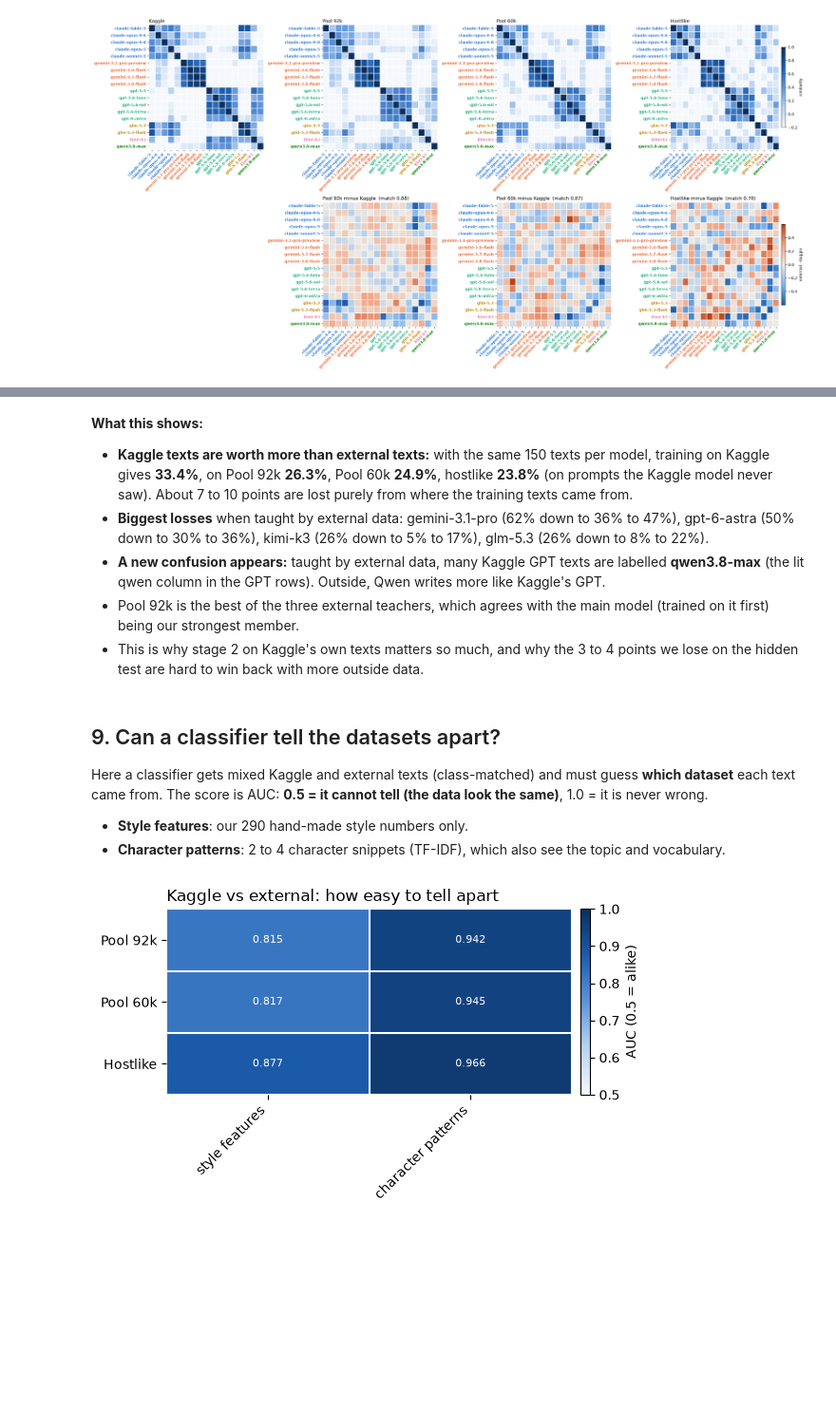
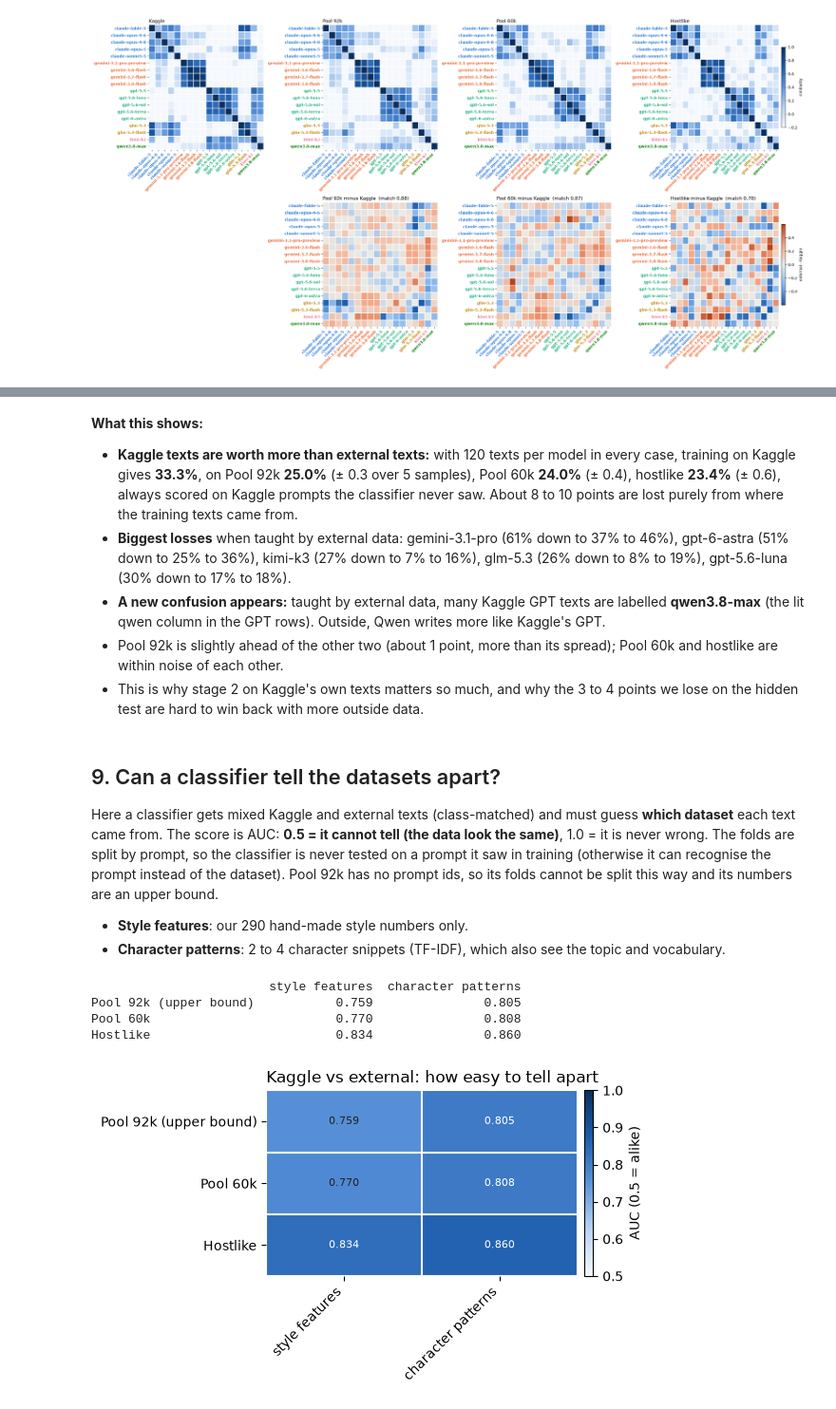
Before and after one commit to varadarajjborkar/name_thy_llm, a Jupyter notebook: research/data_compare.ipynb, the cells around one changed output, grey strips where cells are left out. Shown at 95% size. Saved outputs shown, nothing was run; the diff lists cells and outputs as text; code cells hidden in the pictures; blank space fills up the shorter version.

Commit message:
Data comparison notebook: prompt-grouped tell-apart AUC, Kaggle split-half ceiling for sibling clues, equal-size repeated transfer test, signed log features, texts corrected

```diff
--- a/research/data_compare.ipynb
+++ b/research/data_compare.ipynb
@@ -278,6 +288,8 @@ This is the question that matters most for our score. Our worst mistakes are bet
 # %%
 rng = np.random.default_rng(0)
 K = F["Kaggle"][VARY].to_numpy(); KM = S["Kaggle"].model.to_numpy()
+KG = S["Kaggle"].grp.to_numpy(); UG = np.unique(KG)
+HALVES = [np.isin(KG, rng.permutation(UG)[:len(UG) // 2]) for _ in range(10)]  # prompt halves of Kaggle
 rows = []
 for i, a in enumerate(MODELS):
     for b in MODELS[i + 1:]:
@@ -288,6 +300,9 @@ for i, a in enumerate(MODELS):
         for _ in range(20):
             p = rng.permutation(len(both)); noise.append(np.abs(smd(both[p[:len(ka)]], both[p[len(ka):]])).mean())
         r = {"pair": f"{a} | {b}", "Kaggle separation": np.abs(t).mean(), "noise floor": np.mean(noise)}
+        r["clue match Kaggle vs Kaggle"] = np.mean([np.corrcoef(smd(K[(KM == a) & h], K[(KM == b) & h]),
+                                                                smd(K[(KM == a) & ~h], K[(KM == b) & ~h]))[0, 1]
+                                                    for h in HALVES])
         for k in EXT:
             E = F[k][VARY].to_numpy(); EM = S[k].model.to_numpy()
             r[f"clue match {k}"] = np.corrcoef(t, smd(E[EM == a], E[EM == b]))[0, 1]
@@ -344,23 +360,32 @@ from sklearn.pipeline import make_pipeline
 from sklearn.model_selection import GroupKFold
 from sklearn.metrics import balanced_accuracy_score, confusion_matrix
 clf = lambda: make_pipeline(StandardScaler(), LogisticRegression(C=0.05, max_iter=3000))
-Xk = np.log1p(F["Kaggle"][VARY].clip(lower=0)).to_numpy(); yk = S["Kaggle"].model.to_numpy()
-pred = {"Kaggle": np.empty(len(yk), dtype=object)}
-for tr_i, te_i in GroupKFold(5).split(Xk, yk, FULL["Kaggle"].prompt_id):
-    pred["Kaggle"][te_i] = clf().fit(Xk[tr_i], yk[tr_i]).predict(Xk[te_i])
+Xk = TX(F["Kaggle"][VARY]).to_numpy(); yk = S["Kaggle"].model.to_numpy()
+pk = np.empty(len(yk), dtype=object)
+for tr_i, te_i in GroupKFold(5).split(Xk, yk, S["Kaggle"].grp):
+    pk[te_i] = clf().fit(Xk[tr_i], yk[tr_i]).predict(Xk[te_i])
+PRED = {"Kaggle": [pk]}
 for k in EXT:
-    pred[k] = clf().fit(np.log1p(F[k][VARY].clip(lower=0)).to_numpy(), S[k].model.to_numpy()).predict(Xk)
+    PRED[k] = []
+    for seed in range(5):  # 120 texts per model, 5 different samples
+        idx = S[k].groupby("model", group_keys=False).apply(lambda g: g.sample(min(120, len(g)), random_state=seed)).index
+        PRED[k].append(clf().fit(TX(F[k].loc[idx, VARY]).to_numpy(), S[k].loc[idx, "model"].to_numpy()).predict(Xk))
 fig, axes = plt.subplots(1, 4, figsize=(28, 8), sharey=True)
-REC = {}
+REC, BACC = {}, {}
 for ax, k in zip(axes, SETS):
-    cmx = confusion_matrix(yk, pred[k], labels=MODELS, normalize="true")
+    cmx = np.mean([confusion_matrix(yk, p, labels=MODELS, normalize="true") for p in PRED[k]], axis=0)
     REC[k] = np.diag(cmx)
+    b = [100 * balanced_accuracy_score(yk, p) for p in PRED[k]]
+    BACC[k] = (np.mean(b), np.std(b))
     heat(ax, cmx, MODELS, MODELS, SEQ, vmin=0, vmax=0.6, annot=False, cbar=(k == SETS[-1]), label="share of the row")
-    ax.set_title(f"Taught by {k}: balanced accuracy {100 * balanced_accuracy_score(yk, pred[k]):.1f}%", loc="left")
+    ax.set_title(f"Taught by {k}: balanced accuracy {np.mean(b):.1f}%" + (f" (± {np.std(b):.1f})" if len(b) > 1 else ""),
+                 loc="left")
 plt.tight_layout(); plt.show()
 fig, ax = plt.subplots(figsize=(7, 8))
 R = pd.DataFrame(REC, index=MODELS)
 heat(ax, R.values * 100, MODELS, [f"taught by {k}" for k in SETS], SEQ, vmin=0, vmax=70, fmt="{:.0f}",
      label="recall on Kaggle (%)")
 ax.set_title("Recall per model on Kaggle texts (%)", loc="left"); plt.tight_layout(); plt.show()
+print({k: f"{m:.1f} +- {s:.1f}" for k, (m, s) in BACC.items()})
+print(R.mul(100).round(0).astype(int).to_string())
 # %% [output]
@@ -369,33 +414,40 @@ ax.set_title("Recall per model on Kaggle texts (%)", loc="left"); plt.tight_layo
 # %% [markdown]
 **What this shows:**
-- **Kaggle texts are worth more than external texts:** with the same 150 texts per model, training on Kaggle gives **33.4%**, on Pool 92k **26.3%**, Pool 60k **24.9%**, hostlike **23.8%** (on prompts the Kaggle model never saw). About 7 to 10 points are lost purely from where the training texts came from.
-- **Biggest losses** when taught by external data: gemini-3.1-pro (62% down to 36% to 47%), gpt-6-astra (50% down to 30% to 36%), kimi-k3 (26% down to 5% to 17%), glm-5.3 (26% down to 8% to 22%).
+- **Kaggle texts are worth more than external texts:** with 120 texts per model in every case, training on Kaggle gives **33.3%**, on Pool 92k **25.0%** (± 0.3 over 5 samples), Pool 60k **24.0%** (± 0.4), hostlike **23.4%** (± 0.6), always scored on Kaggle prompts the classifier never saw. About 8 to 10 points are lost purely from where the training texts came from.
+- **Biggest losses** when taught by external data: gemini-3.1-pro (61% down to 37% to 46%), gpt-6-astra (51% down to 25% to 36%), kimi-k3 (27% down to 7% to 16%), glm-5.3 (26% down to 8% to 19%), gpt-5.6-luna (30% down to 17% to 18%).
 - **A new confusion appears:** taught by external data, many Kaggle GPT texts are labelled **qwen3.8-max** (the lit qwen column in the GPT rows). Outside, Qwen writes more like Kaggle's GPT.
-- Pool 92k is the best of the three external teachers, which agrees with the main model (trained on it first) being our strongest member.
+- Pool 92k is slightly ahead of the other two (about 1 point, more than its spread); Pool 60k and hostlike are within noise of each other.
 - This is why stage 2 on Kaggle's own texts matters so much, and why the 3 to 4 points we lose on the hidden test are hard to win back with more outside data.
 # %% [markdown]
 ## 9. Can a classifier tell the datasets apart?
 
-Here a classifier gets mixed Kaggle and external texts (class-matched) and must guess **which dataset** each text came from. The score is AUC: **0.5 = it cannot tell (the data look the same)**, 1.0 = it is never wrong.
+Here a classifier gets mixed Kaggle and external texts (class-matched) and must guess **which dataset** each text came from. The score is AUC: **0.5 = it cannot tell (the data look the same)**, 1.0 = it is never wrong. The folds are split by prompt, so the classifier is never tested on a prompt it saw in training (otherwise it can recognise the prompt instead of the dataset). Pool 92k has no prompt ids, so its folds cannot be split this way and its numbers are an upper bound.
 - **Style features**: our 290 hand-made style numbers only.
 - **Character patterns**: 2 to 4 character snippets (TF-IDF), which also see the topic and vocabulary.
 # %%
 from sklearn.feature_extraction.text import TfidfVectorizer
-from sklearn.model_selection import StratifiedKFold, cross_val_predict
+from sklearn.model_selection import StratifiedGroupKFold, cross_val_predict
 from sklearn.metrics import roc_auc_score
-cv = StratifiedKFold(5, shuffle=True, random_state=0)
+cv = StratifiedGroupKFold(5, shuffle=True, random_state=0)
 A = {}
 for k in EXT:
     y = np.r_[np.zeros(len(S["Kaggle"])), np.ones(len(S[k]))]
-    Xs = np.log1p(pd.concat([F["Kaggle"][VARY], F[k][VARY]]).clip(lower=0)).to_numpy()
-    p1 = cross_val_predict(clf(), Xs, y, cv=cv, method="predict_proba")[:, 1]
+    g = np.r_[S["Kaggle"].grp.to_numpy(), S[k].grp.to_numpy()]
+    Xs = TX(pd.concat([F["Kaggle"][VARY], F[k][VARY]])).to_numpy()
+    p1 = cross_val_predict(clf(), Xs, y, cv=cv, groups=g, method="predict_proba")[:, 1]
     Xc = TfidfVectorizer(analyzer="char_wb", ngram_range=(2, 4), min_df=3, max_features=100_000,
                          sublinear_tf=True).fit_transform(pd.concat([S["Kaggle"].text, S[k].text]))
-    p2 = cross_val_predict(LogisticRegression(C=1.0, max_iter=2000), Xc, y, cv=cv, method="predict_proba")[:, 1]
-    A[k] = {"style features": roc_auc_score(y, p1), "character patterns": roc_auc_score(y, p2)}
+    p2 = cross_val_predict(LogisticRegression(C=1.0, max_iter=2000), Xc, y, cv=cv, groups=g, method="predict_proba")[:, 1]
+    A[k + (" (upper bound)" if k == "Pool 92k" else "")] = {"style features": roc_auc_score(y, p1),
+                                                            "character patterns": roc_auc_score(y, p2)}
 A = pd.DataFrame(A).T
+print(A.round(3).to_string())
 fig, ax = plt.subplots(figsize=(6, 3.6))
 heat(ax, A.values, list(A.index), list(A.columns), SEQ, vmin=0.5, vmax=1.0, fmt="{:.3f}", label="AUC (0.5 = alike)")
 ax.set_title("Kaggle vs external: how easy to tell apart", loc="left"); plt.tight_layout(); plt.show()
 # %% [output]
+                        style features  character patterns
+Pool 92k (upper bound)           0.759               0.805
+Pool 60k                         0.770               0.808
+Hostlike                         0.834               0.860
-[figure, old version]
+[figure, new version]
```
Also changed, not shown: parts of 14 cells of this notebook, 1 other file.
